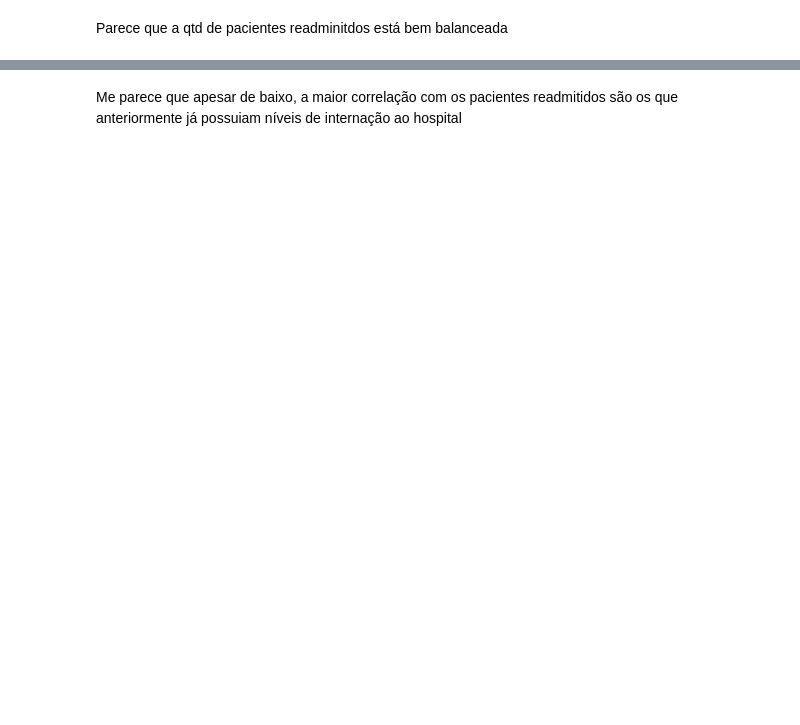
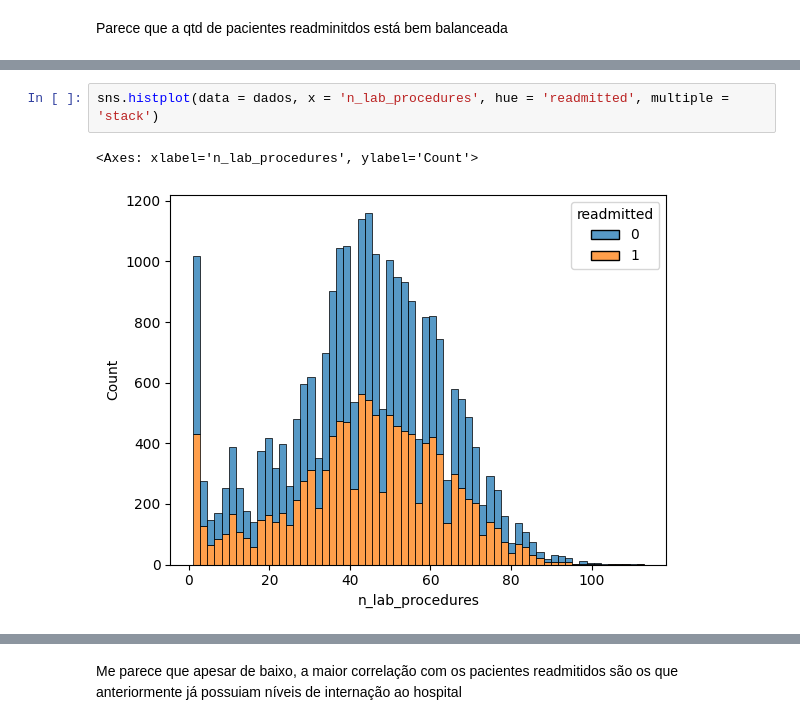
Before and after one commit to andreggalvao/hospitals_readmissions, a Jupyter notebook: hosp_readmissions.ipynb, the cells around one changed output, grey strips where cells are left out. Saved outputs shown, nothing was run; the diff lists cells and outputs as text; blank space fills up the shorter version.

```diff
--- a/hosp_readmissions.ipynb
+++ b/hosp_readmissions.ipynb
@@ -203,0 +294,5 @@ Parece que a qtd de pacientes readminitdos está bem balanceada
+# %%
+sns.histplot(data = dados, x = 'n_lab_procedures', hue = 'readmitted', multiple = 'stack')
+# %% [output]
+<Axes: xlabel='n_lab_procedures', ylabel='Count'>
+[figure, added]
```
Also changed, not shown: parts of 36 cells of this notebook, 2 other files.
